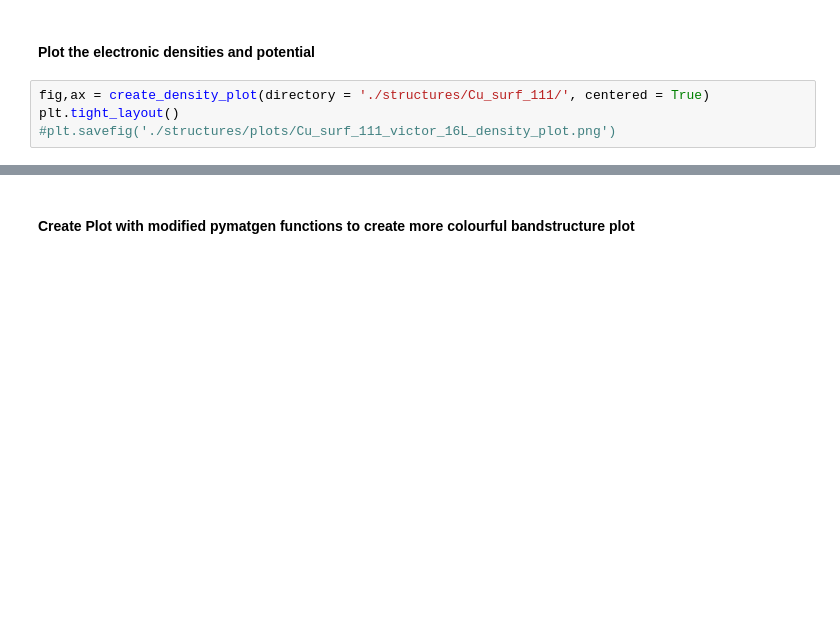
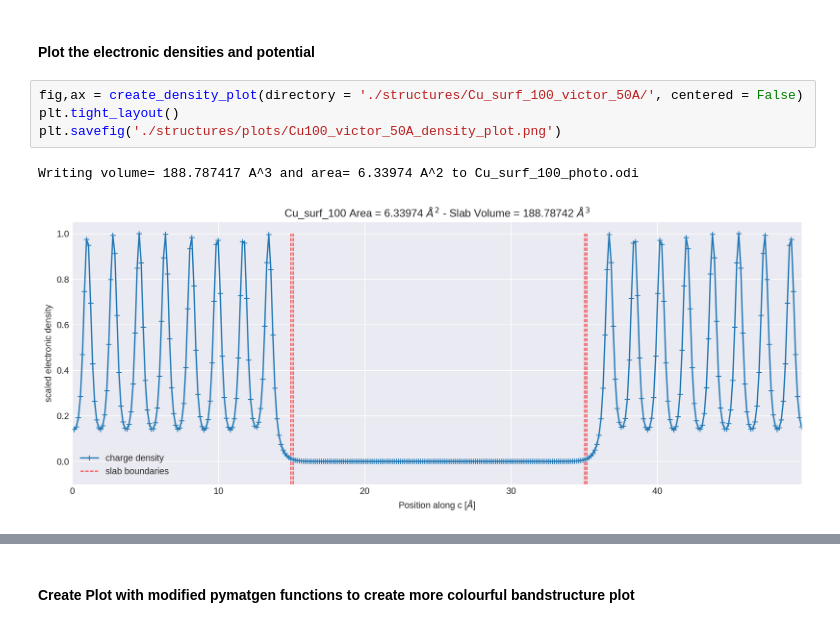
Before and after one commit to wuppersaver/photoemission, a Jupyter notebook: Plotting.ipynb, the cells around one changed output, grey strips where cells are left out. Saved outputs shown, nothing was run; the diff lists cells and outputs as text; blank space fills up the shorter version.

```diff
--- a/Plotting.ipynb
+++ b/Plotting.ipynb
@@ -164,7 +164,10 @@ data = read_geometry_traj_file(path = './structures/')
 # %% [markdown]
 #### Plot the electronic densities and potential
 # %%
-fig,ax = create_density_plot(directory = './structures/Cu_surf_111/', centered = True)
+fig,ax = create_density_plot(directory = './structures/Cu_surf_100_victor_50A/', centered = False)
 plt.tight_layout()
-#plt.savefig('./structures/plots/Cu_surf_111_victor_16L_density_plot.png')
+plt.savefig('./structures/plots/Cu100_victor_50A_density_plot.png')
+# %% [output]
+Writing volume= 188.787417 A^3 and area= 6.33974 A^2 to Cu_surf_100_photo.odi
+[figure, added]
 # %%
```
Also changed, not shown: parts of 1 cell of this notebook, 1 other file.
